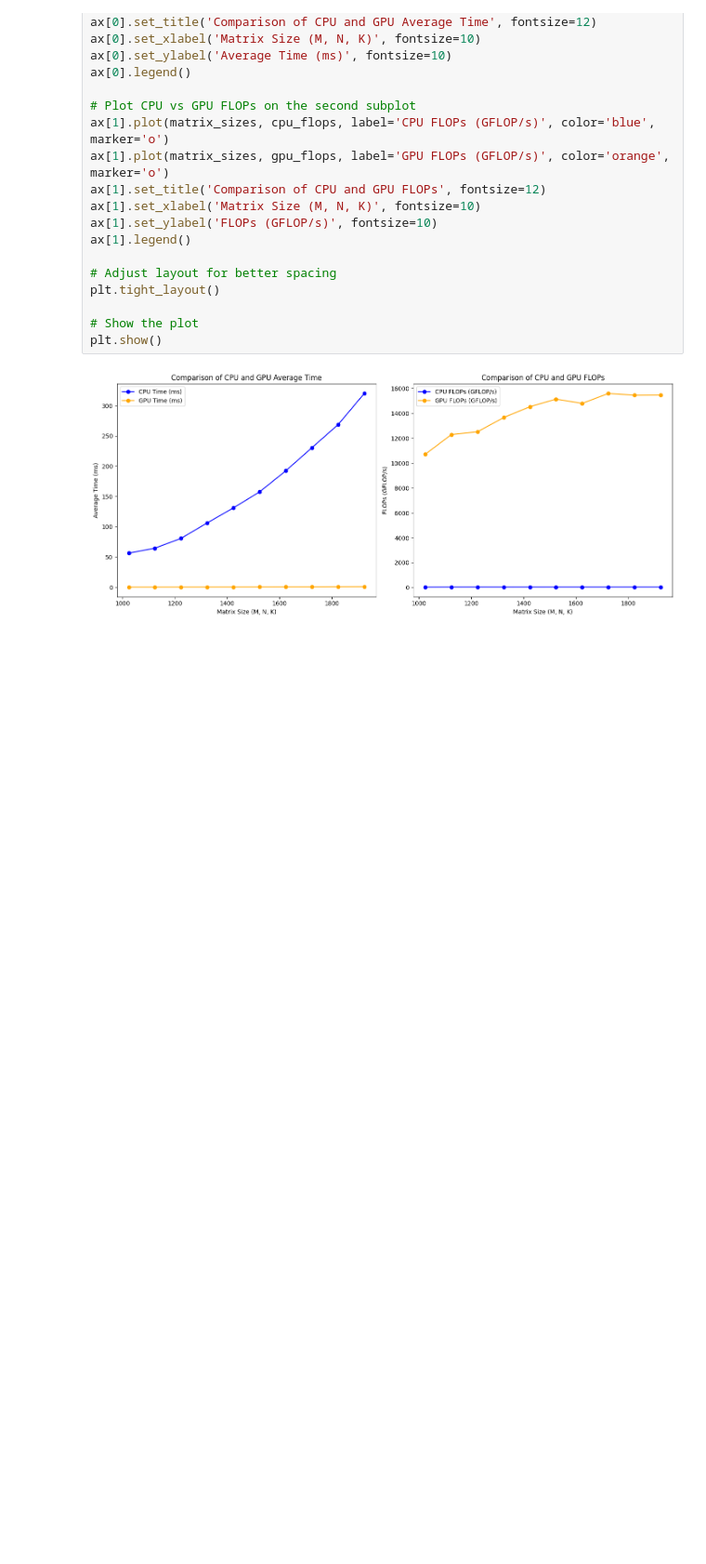
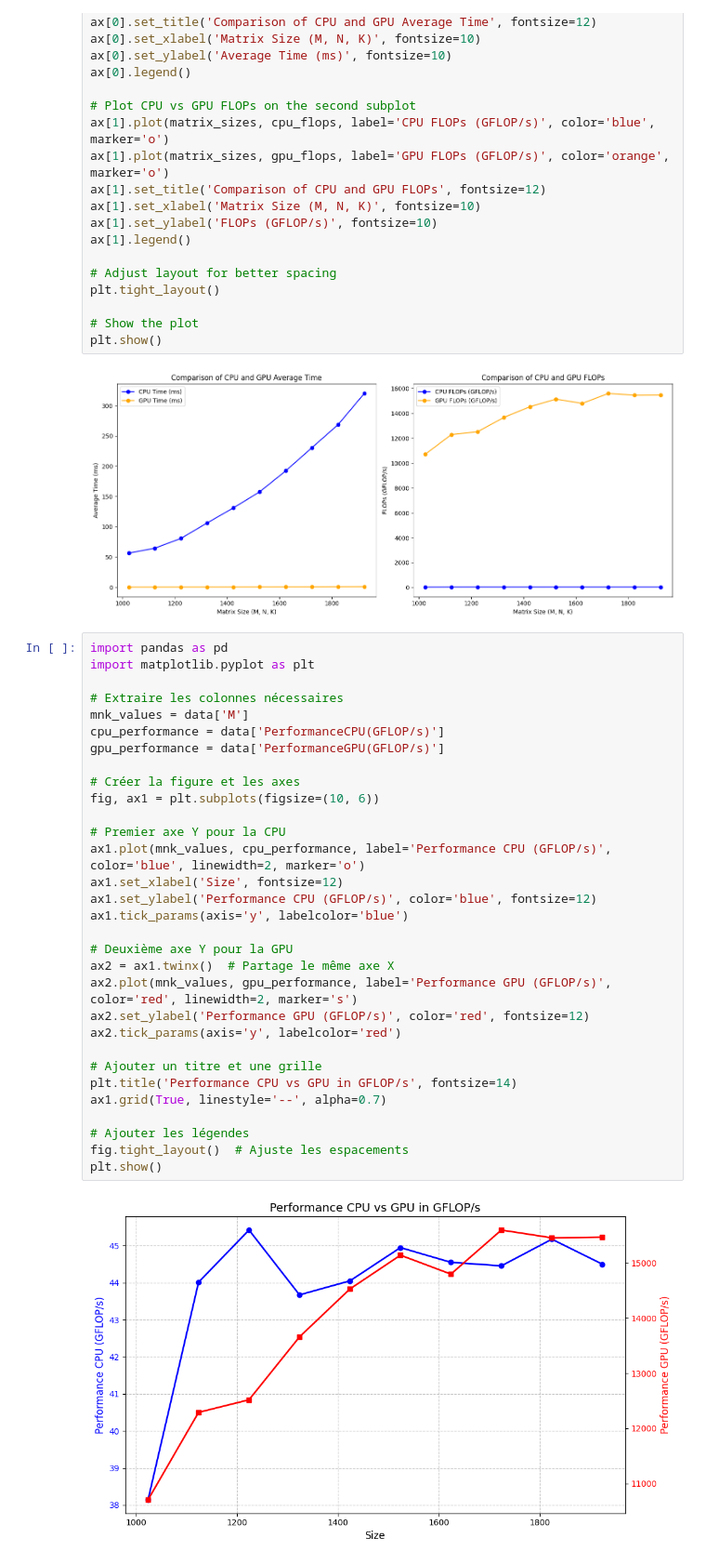
Before and after one commit to elbasri/HPC-Tasks, a Jupyter notebook: plotCPU.ipynb, the cells around one changed output. Shown at 93% size. Saved outputs shown, nothing was run; the diff lists cells and outputs as text; blank space fills up the shorter version.

```diff
--- a/plotCPU.ipynb
+++ b/plotCPU.ipynb
@@ -488,3 +488,36 @@ plt.tight_layout()
 plt.show()
 # %% [output]
 [figure]
+# %%
+import pandas as pd
+import matplotlib.pyplot as plt
+
+# Extraire les colonnes nécessaires
+mnk_values = data['M']
+cpu_performance = data['PerformanceCPU(GFLOP/s)']
+gpu_performance = data['PerformanceGPU(GFLOP/s)']
+
+# Créer la figure et les axes
+fig, ax1 = plt.subplots(figsize=(10, 6))
+
+# Premier axe Y pour la CPU
+ax1.plot(mnk_values, cpu_performance, label='Performance CPU (GFLOP/s)', color='blue', linewidth=2, marker='o')
+ax1.set_xlabel('Size', fontsize=12)
+ax1.set_ylabel('Performance CPU (GFLOP/s)', color='blue', fontsize=12)
+ax1.tick_params(axis='y', labelcolor='blue')
+
+# Deuxième axe Y pour la GPU
+ax2 = ax1.twinx()  # Partage le même axe X
+ax2.plot(mnk_values, gpu_performance, label='Performance GPU (GFLOP/s)', color='red', linewidth=2, marker='s')
+ax2.set_ylabel('Performance GPU (GFLOP/s)', color='red', fontsize=12)
+ax2.tick_params(axis='y', labelcolor='red')
+
+# Ajouter un titre et une grille
+plt.title('Performance CPU vs GPU in GFLOP/s', fontsize=14)
+ax1.grid(True, linestyle='--', alpha=0.7)
+
+# Ajouter les légendes
+fig.tight_layout()  # Ajuste les espacements
+plt.show()
+# %% [output]
+[figure, added]
```
